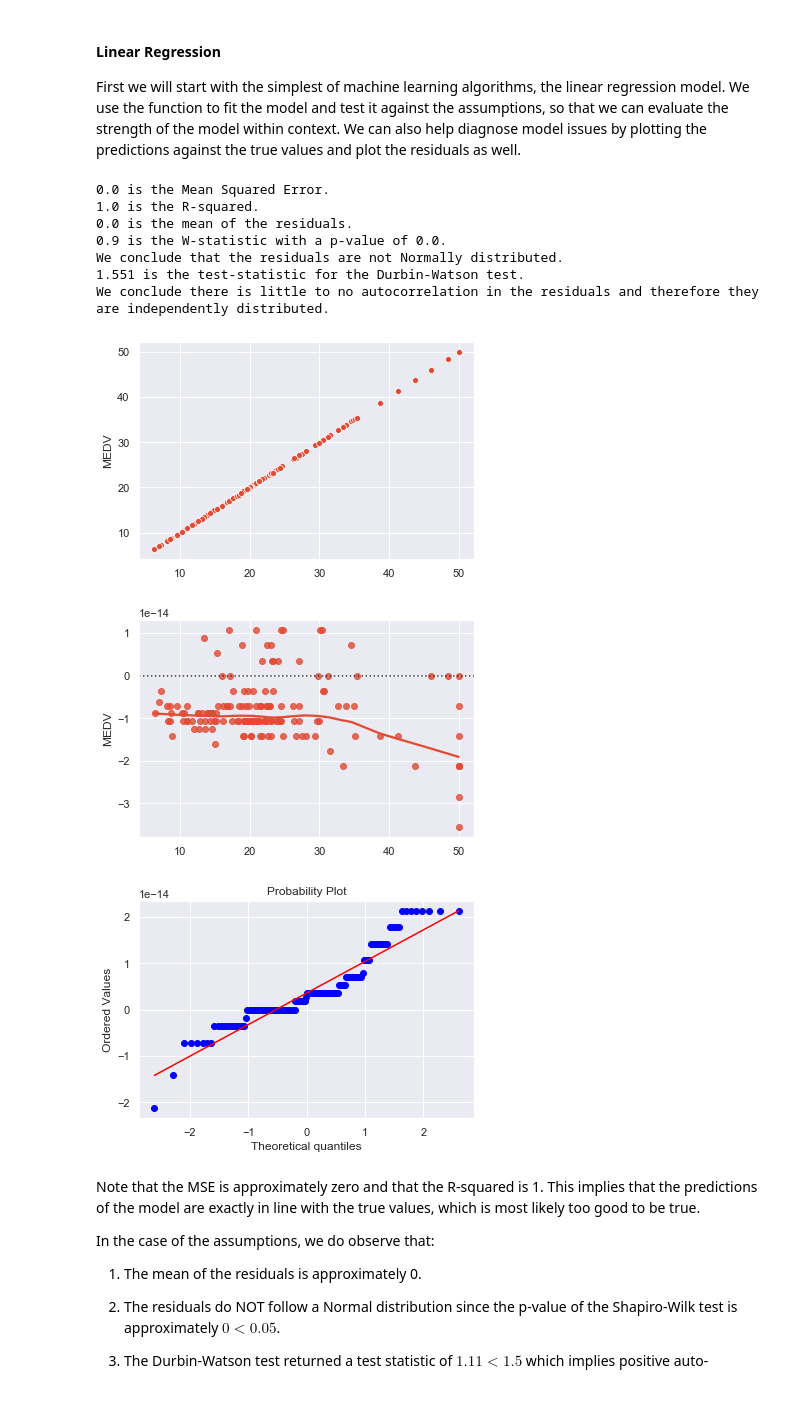
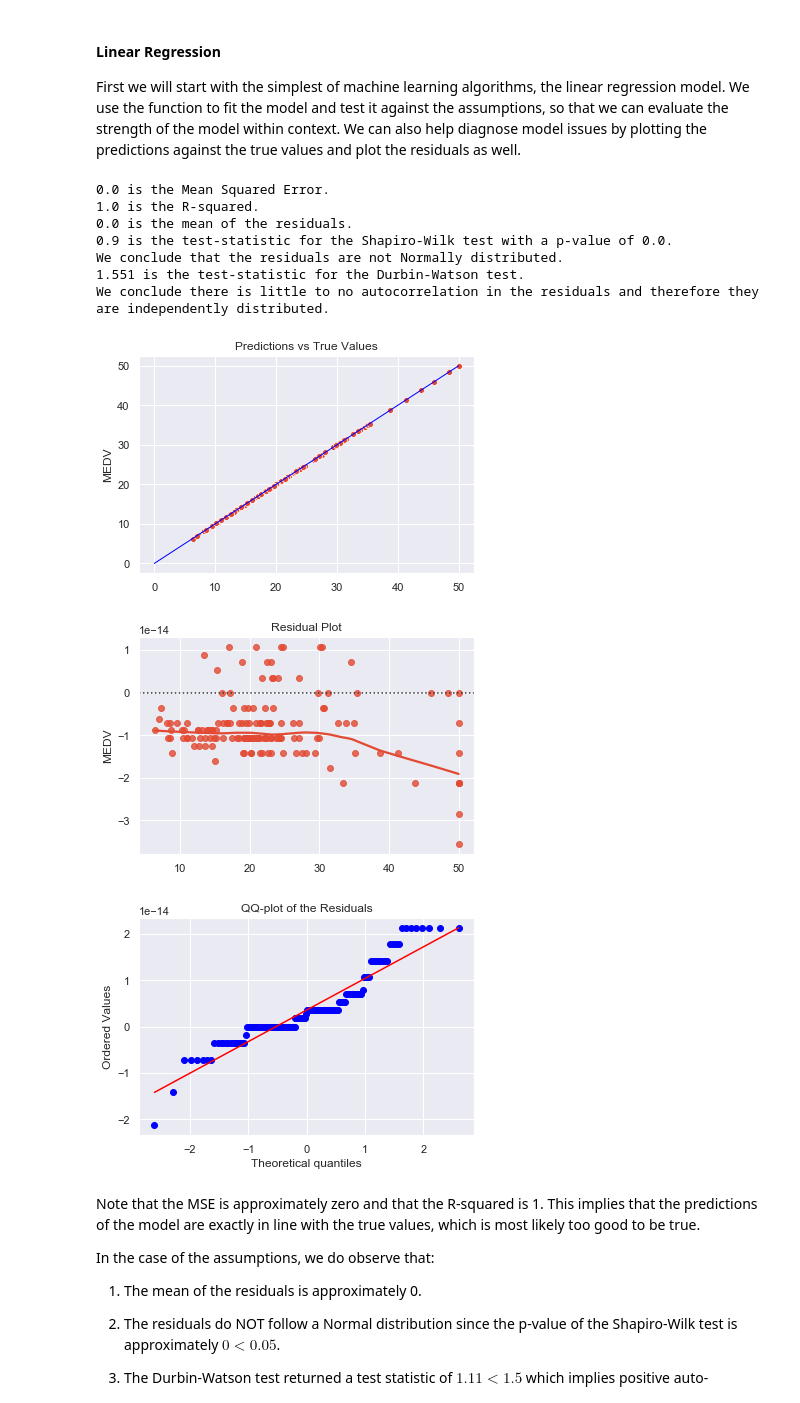
Before and after one commit to jstevenr/housing-price-regression, a Jupyter notebook: housing-prices.ipynb, the cells around one changed output. Saved outputs shown, nothing was run; the diff lists cells and outputs as text; code cells hidden in the pictures.

Commit message:
Wrote a function to plot the diagnostic plots for the regression models instead of repeating the same code over and over.

```diff
--- a/housing-prices.ipynb
+++ b/housing-prices.ipynb
@@ -246,34 +246,49 @@ def fit_model(regr, X_train, y_train, y_test):
         print("We conclude there is little to no autocorrelation in the residuals and therefore they are independently distributed.")
 
     return(y_pred)
+# %%
+# function that plots the predicted values against the true values, the residual plot, and the QQ-plot of the residuals
+# requires seaborn and matplotlib.pyplot
+
+def plot_model_diagnostics(y_pred, y_test, residuals):
+
+    # Predictions vs True Values
+    plt.figure()
+    sns.scatterplot(x = y_pred, y = y_test)
+    plt.plot([0, 50], [0, 50], linewidth = 1, color = "blue")
+    plt.title("Predictions vs True Values")
+
+    # Residual Plot
+    plt.figure()
+    sns.residplot(x = y_pred, y = y_test, lowess = True)
+    plt.title("Residual Plot")
+
+    # QQ-plot
+    plt.figure()
+    stats.probplot(residuals, plot = plt)
+    plt.title("QQ-plot of the Residuals")
 # %% [markdown]
 #### Linear Regression
 First we will start with the simplest of machine learning algorithms, the linear regression model. We use the function to fit the model and test it against the assumptions, so that we can evaluate the strength of the model within context. We can also help diagnose model issues by plotting the predictions against the true values and plot the residuals as well.
 # %%
 # Linear Regression Model
 regr_LR = LinearRegression()
 predictions_LR = fit_model(regr_LR, X_train, y_train, y_test)
 residuals_LR = y_test - predictions_LR
-# True Values vs Predictions
-plt.figure()
-sns.scatterplot(x = predictions_LR, y = y_test)
-# Residual Plot
-plt.figure()
-sns.residplot(x = predictions_LR, y = y_test, lowess = True)
-# QQ-plot of residuals
-plt.figure()
-res = stats.probplot(residuals_LR, plot = plt)
+
+# Plotting
+plot_model_diagnostics(predictions_LR, y_test, residuals_LR)
 # %% [output]
 0.0 is the Mean Squared Error.
 1.0 is the R-squared.
 0.0 is the mean of the residuals.
-0.9 is the W-statistic with a p-value of 0.0.
+0.9 is the test-statistic for the Shapiro-Wilk test with a p-value of 0.0.
 We conclude that the residuals are not Normally distributed.
 1.551 is the test-statistic for the Durbin-Watson test.
 We conclude there is little to no autocorrelation in the residuals and therefore they are independently distributed.
-[figure, old version]
+[figure, new version]
-[figure, old version]
+[figure, new version]
-[figure, old version]
+[figure, new version]
 # %% [markdown]
 Note that the MSE is approximately zero and that the R-squared is 1. This implies that the predictions of the model are exactly in line with the true values, which is most likely too good to be true.
 
```
Also changed, not shown: parts of 9 cells of this notebook.
